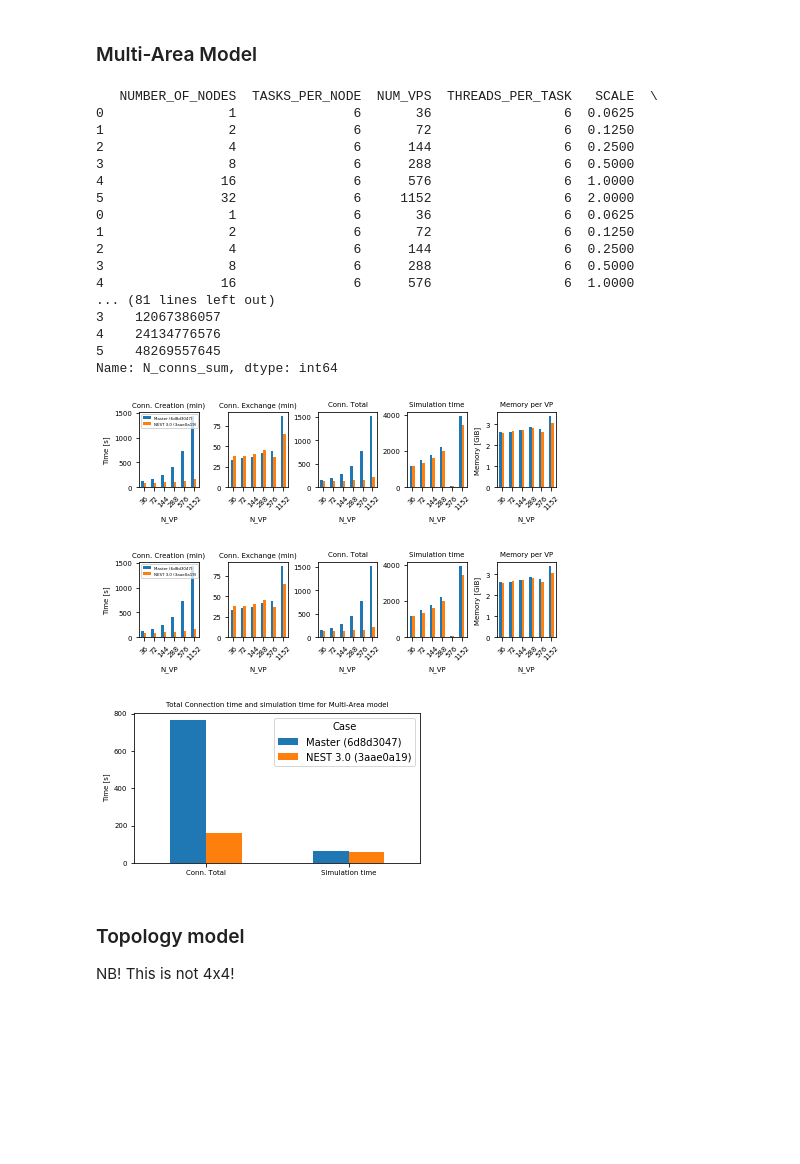
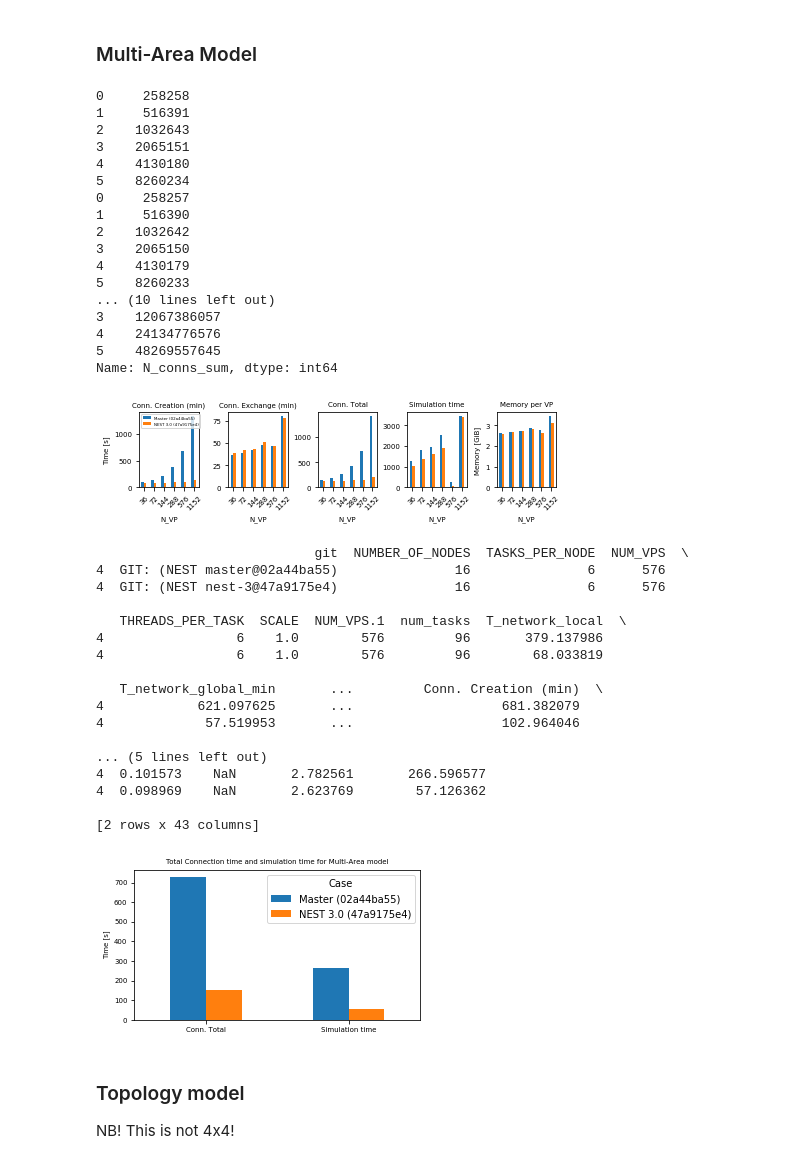
Before and after one commit to INM-6/beNNch, a Jupyter notebook: results/NEST_3_0_benchmark_results/NEST_3_0_benchmarks.ipynb, the cells around one changed output. Cells and saved outputs as stored; diff of their text form; code cells hidden in the pictures; blank space fills up the shorter version.

```diff
--- a/results/NEST_3_0_benchmark_results/NEST_3_0_benchmarks.ipynb
+++ b/results/NEST_3_0_benchmark_results/NEST_3_0_benchmarks.ipynb
@@ -23,6 +23,12 @@ plt.rcParams.update({'figure.figsize': plotsize_subplots,
 # %%
 def calculate_T_conn_and_memory(df):
     """Calculate T_conn and memory_per_vp"""
+
+    # For MAM, T_conns is divided into T_network_global and T_connect:
+    if 'T_conns_min' not in list(df) and 'T_network_global_min' in list(df):
+        df['T_conns_min'] = df['T_network_global_min'] + df['T_connect_min']
+        df['T_conns_max'] = df['T_network_global_max'] + df['T_connect_max']
+
     df['T_bld_xn'] = df['T_conns_min'] + df['T_ini_max']
     df['T_bld_nx'] = df['T_conns_max'] + df['T_ini_min']
     df['Conn. Total']   = df[['T_bld_xn', 'T_bld_nx']].min(axis=1)
@@ -199,10 +243,10 @@ population_p
 # %% [markdown]
 ### Multi-Area Model
 # %%
-MAM_m = pd.read_csv('results/multi-area_model_6d8d3047_daint.csv')
-MAM_m['Case'] = ['Master (6d8d3047)'] * len(MAM_m)
-MAM_3 = pd.read_csv('results/multi-area_model_3_0_daint.csv')
-MAM_3['Case'] = ['NEST 3.0 (3aae0a19)'] * len(MAM_m)
+MAM_m = pd.read_csv('results/multi-area_model_02a44ba55_daint.csv')
+MAM_m['Case'] = ['Master (02a44ba55)'] * len(MAM_m)
+MAM_3 = pd.read_csv('results/multi-area_model_3_0_47a9175e4_daint.csv')
+MAM_3['Case'] = ['NEST 3.0 (47a9175e4)'] * len(MAM_m)
 
 MAM = pd.concat([MAM_m, MAM_3])
 
@@ -211,58 +255,62 @@ MAM['T_conns_max'] = MAM['T_network_global_max'] + MAM['T_connect_max']
 
 MAM = calculate_T_conn_and_memory(MAM)
 MAM_p = plot_compare(MAM, 'figures/multi-area_model_weak_scaling.pdf', legend_loc='upper left')
-MAM_p = plot_compare(MAM, 'figures/multi-area_model_weak_scaling.svg', legend_loc='upper left')
 
-print(MAM)
+# print(MAM)
 print(MAM['N_nrns'])
 print(MAM['N_conns_sum'])
 # %% [output]
-   NUMBER_OF_NODES  TASKS_PER_NODE  NUM_VPS  THREADS_PER_TASK   SCALE  \
-0                1               6       36                 6  0.0625
-1                2               6       72                 6  0.1250
-2                4               6      144                 6  0.2500
-3                8               6      288                 6  0.5000
-4               16               6      576                 6  1.0000
-5               32               6     1152                 6  2.0000
-0                1               6       36                 6  0.0625
-1                2               6       72                 6  0.1250
-2                4               6      144                 6  0.2500
-3                8               6      288                 6  0.5000
-4               16               6      576                 6  1.0000
-... (81 lines left out)
+0     258258
+1     516391
+2    1032643
+3    2065151
+4    4130180
+5    8260234
+0     258257
+1     516390
+2    1032642
+3    2065150
+4    4130179
+5    8260233
+... (10 lines left out)
 3    12067386057
 4    24134776576
 5    48269557645
 Name: N_conns_sum, dtype: int64
-[figure, old version]
+[figure, new version]
-[figure, removed]
 # %%
-MAM_orig_m = pd.read_csv('results/multi-area_model_6d8d3047_daint_orig_n16.csv')
-MAM_orig_m['Case'] = ['Master (6d8d3047)'] * len(MAM_orig_m)
-MAM_orig_3 = pd.read_csv('results/multi-area_model_3_0_daint_orig_n16.csv')
-MAM_orig_3['Case'] = ['NEST 3.0 (3aae0a19)'] * len(MAM_orig_3)
-
-MAM_orig = pd.concat([MAM_orig_m, MAM_orig_3])
-
-MAM_orig['T_conns_min'] = MAM_orig['T_network_global_min'] + MAM_orig['T_connect_min']
-MAM_orig['T_conns_max'] = MAM_orig['T_network_global_max'] + MAM_orig['T_connect_max']
-MAM_orig = calculate_T_conn_and_memory(MAM_orig)
-MAM_orig['Simulation time'] = MAM_orig['T_sim']
+MAM_16 = MAM[MAM['NUMBER_OF_NODES']==16]
 
 values = ['Conn. Total', 'Simulation time']
 
-df_p = pd.pivot_table(MAM_orig, columns='Case', values=values)
+df_p = pd.pivot_table(MAM_16, columns='Case', values=values)
 
 fig, axes = plt.subplots(nrows=1, ncols=1, figsize=(cm2inch(13),cm2inch(7)))
 
 df_p.plot(kind='bar', ax = axes, title='Total Connection time and simulation time for Multi-Area model',
           fontsize=fontsize_axis, rot=0)
 axes.set_ylabel('Time [s]')
 
 fig.savefig("figures/multi-area_model_original_size_Tconntotal_tsim.pdf", bbox_inches='tight')
-fig.savefig("figures/multi-area_model_original_size_Tconntotal_tsim.svg", bbox_inches='tight')
 # %% [output]
+                            git  NUMBER_OF_NODES  TASKS_PER_NODE  NUM_VPS  \
+4  GIT: (NEST master@02a44ba55)               16               6      576
+4  GIT: (NEST nest-3@47a9175e4)               16               6      576
+
+   THREADS_PER_TASK  SCALE  NUM_VPS.1  num_tasks  T_network_local  \
+4                 6    1.0        576         96       379.137986
+4                 6    1.0        576         96        68.033819
+
+   T_network_global_min       ...         Conn. Creation (min)  \
+4            621.097625       ...                   681.382079
+4             57.519953       ...                   102.964046
+
+... (5 lines left out)
+4  0.101573    NaN       2.782561       266.596577
+4  0.098969    NaN       2.623769        57.126362
+
+[2 rows x 43 columns]
-[figure, old version]
+[figure, new version]
 # %% [markdown]
 ### Topology model
 
```
Also changed, not shown: parts of 8 cells of this notebook, 24 other files.
